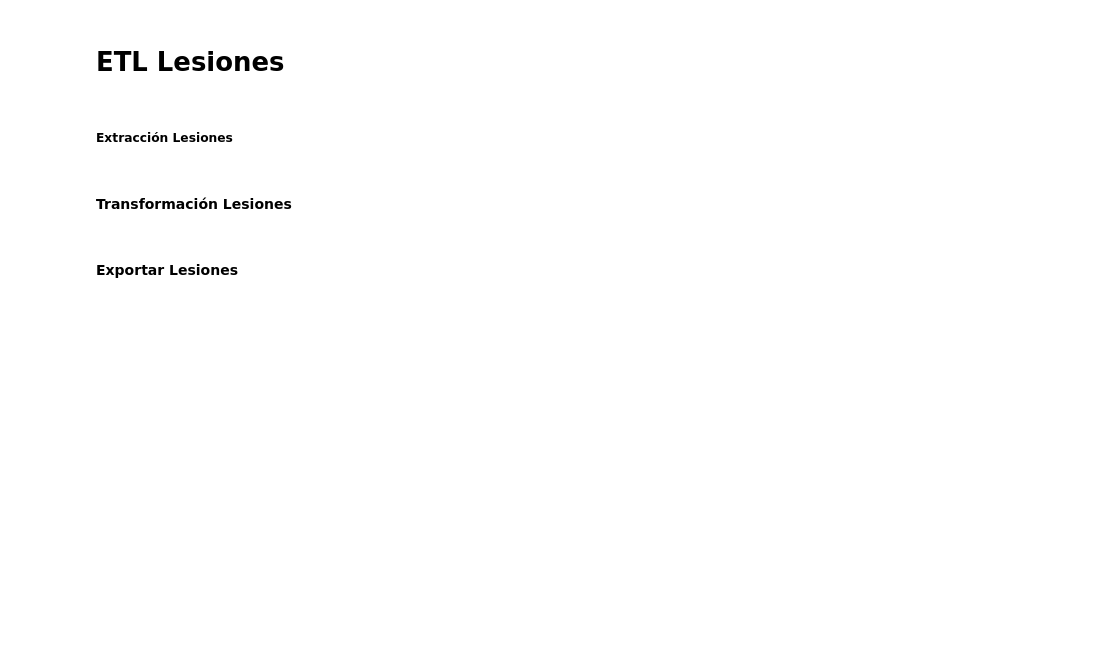
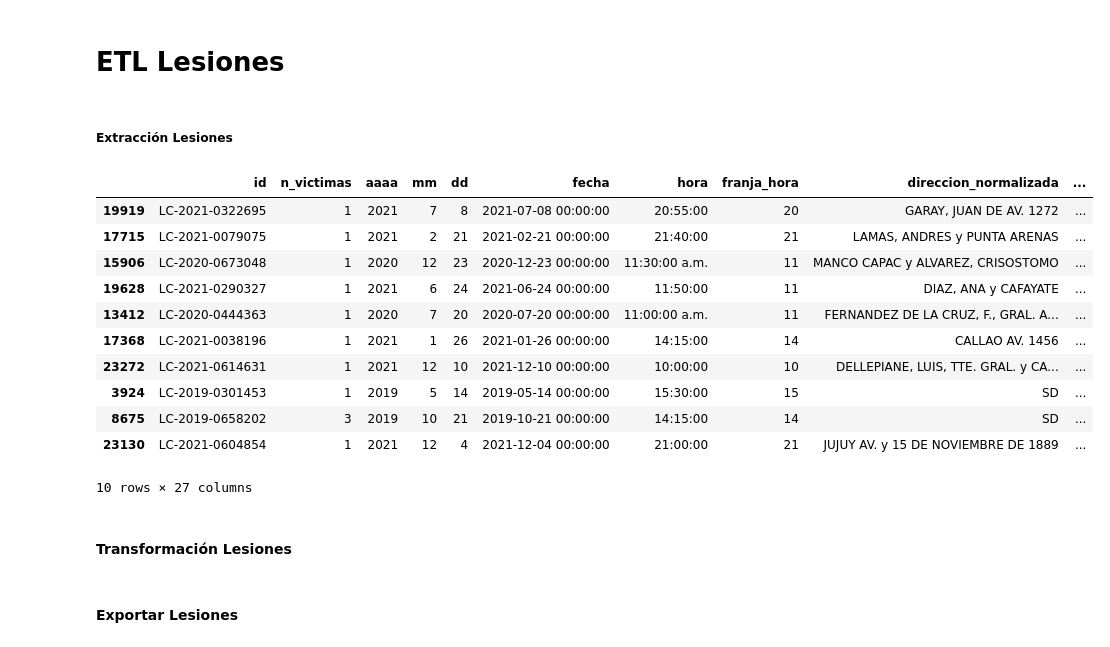
Before and after one commit to dalejandroramirez/siniestros_viales_PI_2, a Jupyter notebook: etl/ETL.ipynb, the cells around one changed output. Saved outputs shown, nothing was run; the diff lists cells and outputs as text; code cells hidden in the pictures; blank space fills up the shorter version.

```diff
--- a/etl/ETL.ipynb
+++ b/etl/ETL.ipynb
@@ -372,6 +501,25 @@ victimas.to_csv(path_victimas_clear, index=False)
 # ETL Lesiones
 # %% [markdown]
 ##### Extracción Lesiones
+# %%
+path_lesiones = os.path.join('..','data','raw','lesiones.xlsx')
+# %%
+lesiones = pd.read_excel(path_lesiones)
+# %%
+lesiones.sample(10)
+# %% [output]
+|  | id | n_victimas | aaaa | mm | dd | fecha | hora | franja_hora | direccion_normalizada | ... |
+| 19919 | LC-2021-0322695 | 1 | 2021 | 7 | 8 | 2021-07-08 00:00:00 | 20:55:00 | 20 | GARAY, JUAN DE AV. 1272 | ... |
+| 17715 | LC-2021-0079075 | 1 | 2021 | 2 | 21 | 2021-02-21 00:00:00 | 21:40:00 | 21 | LAMAS, ANDRES y PUNTA ARENAS | ... |
+| 15906 | LC-2020-0673048 | 1 | 2020 | 12 | 23 | 2020-12-23 00:00:00 | 11:30:00 a.m. | 11 | MANCO CAPAC y ALVAREZ, CRISOSTOMO | ... |
+| 19628 | LC-2021-0290327 | 1 | 2021 | 6 | 24 | 2021-06-24 00:00:00 | 11:50:00 | 11 | DIAZ, ANA y CAFAYATE | ... |
+| 13412 | LC-2020-0444363 | 1 | 2020 | 7 | 20 | 2020-07-20 00:00:00 | 11:00:00 a.m. | 11 | FERNANDEZ DE LA CRUZ, F., GRAL. A... | ... |
+| 17368 | LC-2021-0038196 | 1 | 2021 | 1 | 26 | 2021-01-26 00:00:00 | 14:15:00 | 14 | CALLAO AV. 1456 | ... |
+| 23272 | LC-2021-0614631 | 1 | 2021 | 12 | 10 | 2021-12-10 00:00:00 | 10:00:00 | 10 | DELLEPIANE, LUIS, TTE. GRAL. y CA... | ... |
+| 3924 | LC-2019-0301453 | 1 | 2019 | 5 | 14 | 2019-05-14 00:00:00 | 15:30:00 | 15 | SD | ... |
+| 8675 | LC-2019-0658202 | 3 | 2019 | 10 | 21 | 2019-10-21 00:00:00 | 14:15:00 | 14 | SD | ... |
+| 23130 | LC-2021-0604854 | 1 | 2021 | 12 | 4 | 2021-12-04 00:00:00 | 21:00:00 | 21 | JUJUY AV. y 15 DE NOVIEMBRE DE 1889 | ... |
+10 rows × 27 columns
 # %% [markdown]
 #### Transformación Lesiones
 # %% [markdown]
```
Also changed, not shown: parts of 21 cells of this notebook, 3 other files.
